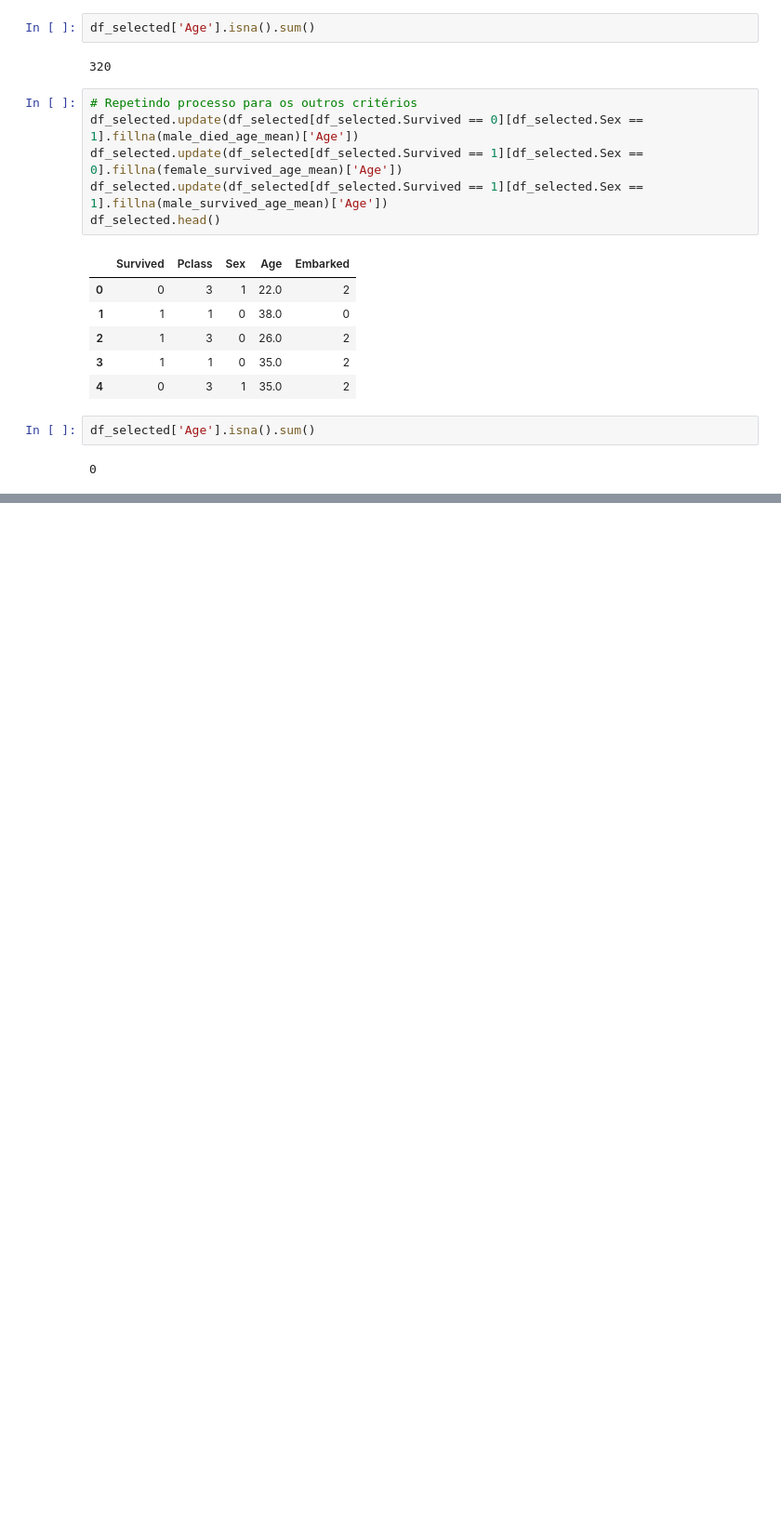
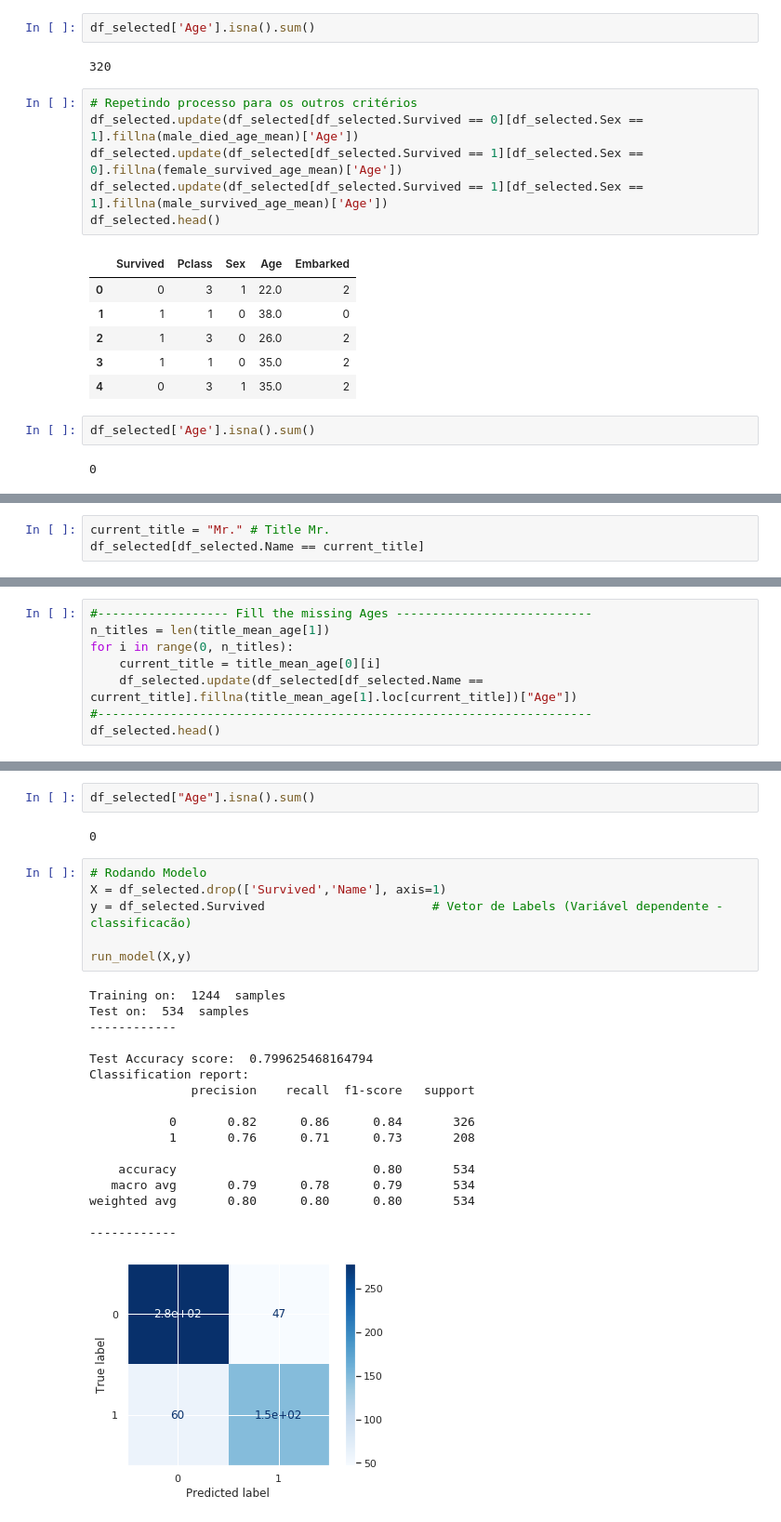
Before and after one commit to lucasmoutinho/titanic-preprocessing-tutorial, a Jupyter notebook: Titanic_Tutorial.ipynb, the cells around one changed output, grey strips where cells are left out. Shown at 93% size. Drawn from its saved outputs; the diff is of its cells as text; blank space fills up the shorter version.

```diff
--- a/Titanic_Tutorial.ipynb
+++ b/Titanic_Tutorial.ipynb
@@ -596,0 +696,3 @@ weighted avg       0.80      0.80      0.80       534
+# %%
+current_title = "Mr." # Title Mr.
+df_selected[df_selected.Name == current_title]
@@ -596,0 +717,8 @@ weighted avg       0.80      0.80      0.80       534
+# %%
+#------------------ Fill the missing Ages ---------------------------
+n_titles = len(title_mean_age[1])
+for i in range(0, n_titles):
+    current_title = title_mean_age[0][i]
+    df_selected.update(df_selected[df_selected.Name == current_title].fillna(title_mean_age[1].loc[current_title])["Age"])
+#--------------------------------------------------------------------
+df_selected.head()
@@ -596,0 +732,28 @@ weighted avg       0.80      0.80      0.80       534
+# %%
+df_selected["Age"].isna().sum()
+# %% [output]
+0
+# %%
+# Rodando Modelo
+X = df_selected.drop(['Survived','Name'], axis=1)
+y = df_selected.Survived                       # Vetor de Labels (Variável dependente - classificacão)
+
+run_model(X,y)
+# %% [output]
+Training on:  1244  samples
+Test on:  534  samples
+------------
+
+Test Accuracy score:  0.799625468164794
+Classification report:
+              precision    recall  f1-score   support
+
+           0       0.82      0.86      0.84       326
+           1       0.76      0.71      0.73       208
+
+    accuracy                           0.80       534
+   macro avg       0.79      0.78      0.79       534
+weighted avg       0.80      0.80      0.80       534
+
+------------
+[figure, added]
```
Also changed, not shown: parts of 12 cells of this notebook.
